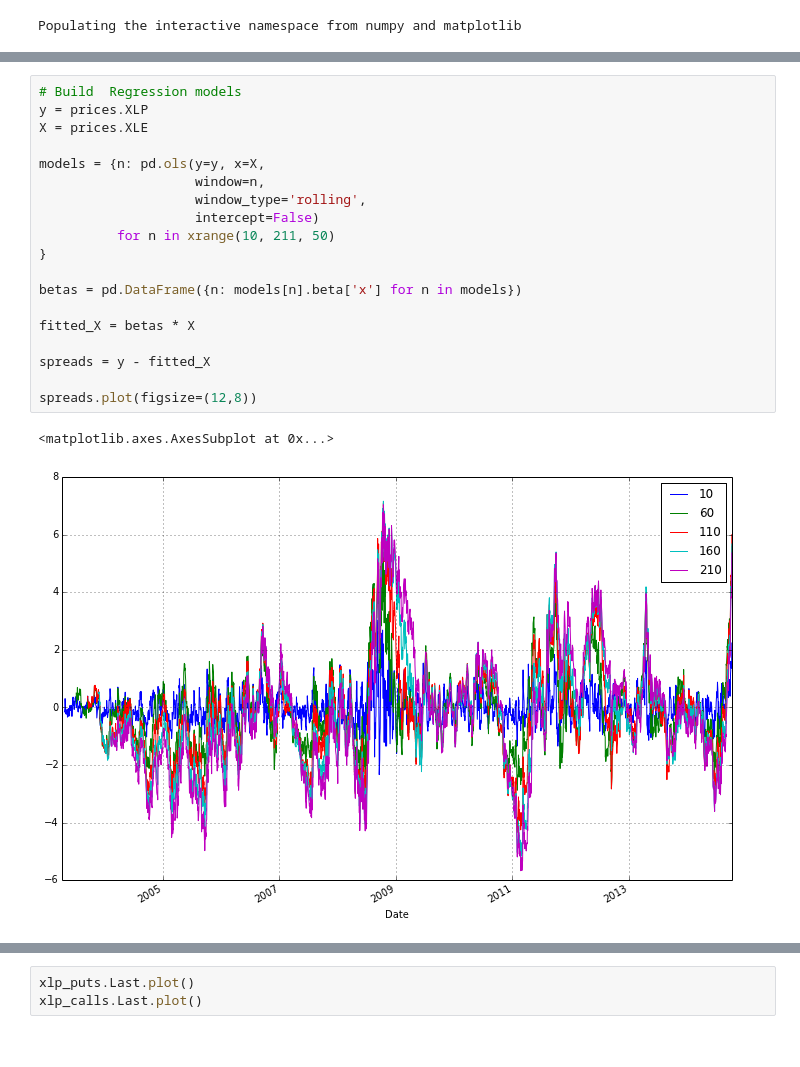
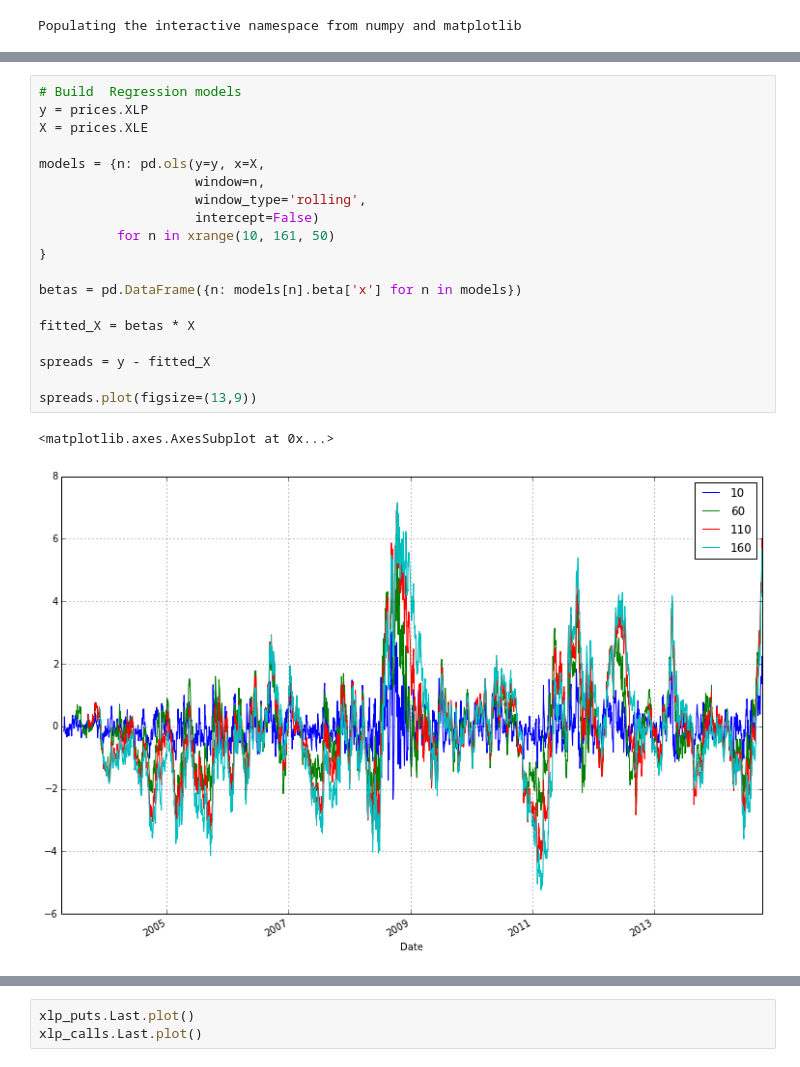
Before and after one commit to afcarl/notebooks-5, a Jupyter notebook: Options.ipynb, the cells around one changed output, grey strips where cells are left out. Cells and saved outputs as stored; diff of their text form.

```diff
--- a/Options.ipynb
+++ b/Options.ipynb
@@ -37,22 +29,22 @@ XLE
 # %%
 # Build  Regression models
 y = prices.XLP
 X = prices.XLE
 
 models = {n: pd.ols(y=y, x=X,
                     window=n,
                     window_type='rolling',
                     intercept=False)
-          for n in xrange(10, 211, 50)
+          for n in xrange(10, 161, 50)
 }
 
 betas = pd.DataFrame({n: models[n].beta['x'] for n in models})
 
 fitted_X = betas * X
 
 spreads = y - fitted_X
 
-spreads.plot(figsize=(12,8))
+spreads.plot(figsize=(13,9))
 # %% [output]
 <matplotlib.axes.AxesSubplot at 0x...>
-[figure, old version]
+[figure, new version]
```
Also changed, not shown: parts of 7 cells of this notebook.
